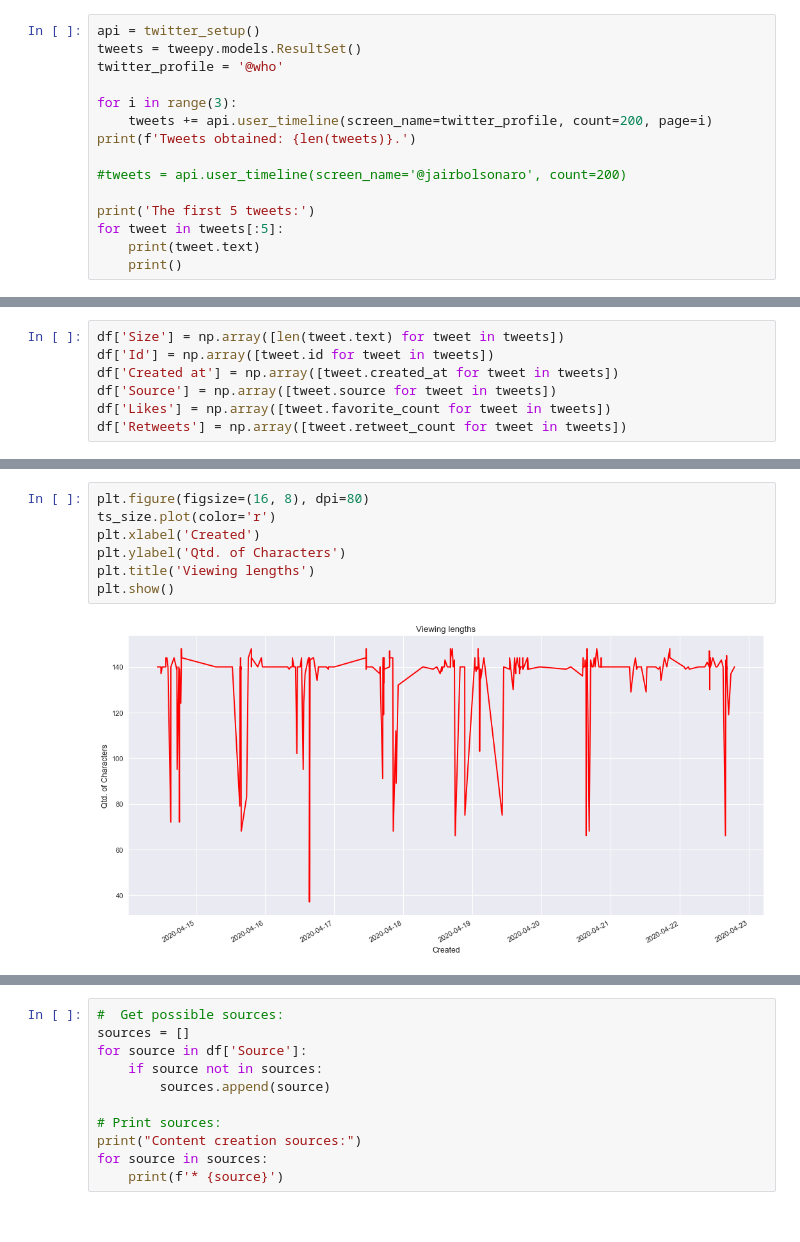
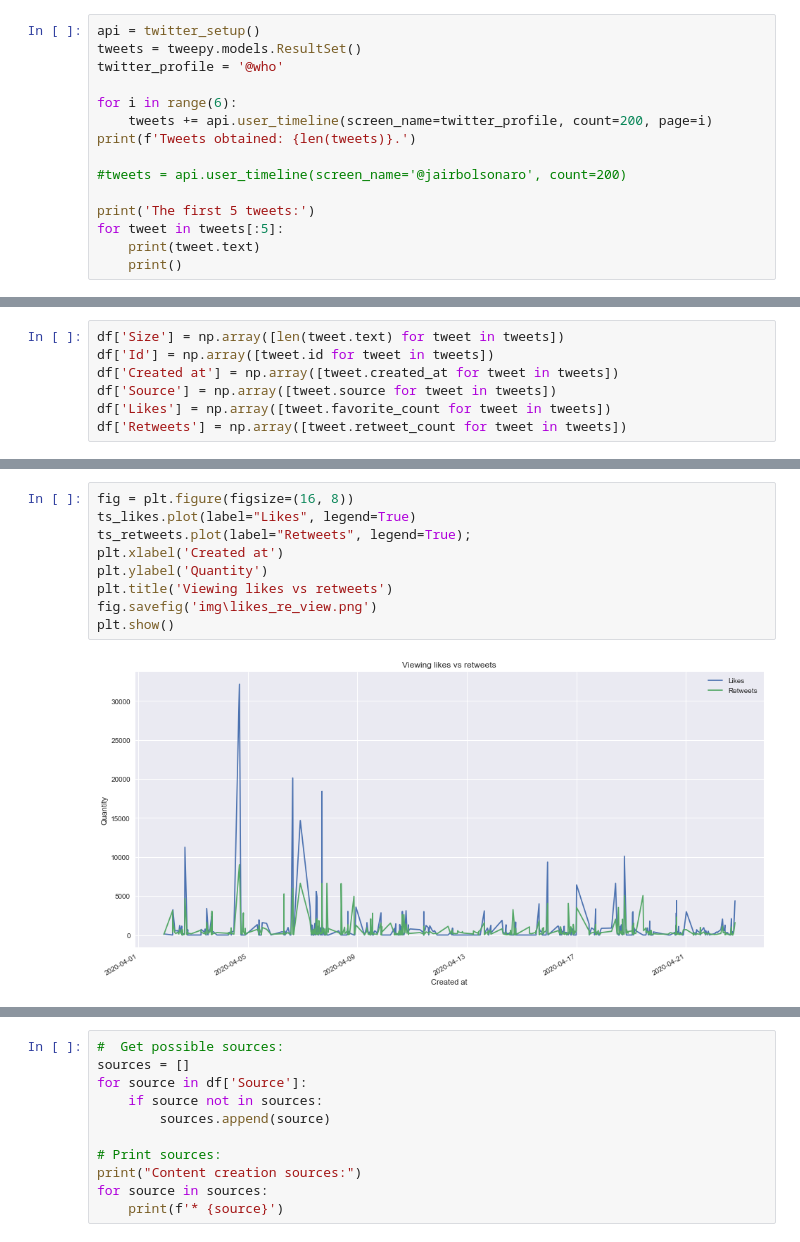
Before and after one commit to Collumbus/Sentiment-Analysis-WHO-Tweets, a Jupyter notebook: main.ipynb, the cells around one changed output, grey strips where cells are left out. Saved outputs shown, nothing was run; the diff lists cells and outputs as text.

```diff
--- a/main.ipynb
+++ b/main.ipynb
@@ -30,7 +34,7 @@ api = twitter_setup()
 tweets = tweepy.models.ResultSet()
 twitter_profile = '@who'
 
-for i in range(3):
+for i in range(6):
     tweets += api.user_timeline(screen_name=twitter_profile, count=200, page=i)
 print(f'Tweets obtained: {len(tweets)}.')
 
@@ -142,9 +165,11 @@ ts_retweets = pd.Series(data=df['Retweets'].values, index=df['Created at'])
 # %%
-plt.figure(figsize=(16, 8), dpi=80)
-ts_size.plot(color='r')
-plt.xlabel('Created')
-plt.ylabel('Qtd. of Characters')
-plt.title('Viewing lengths')
+fig = plt.figure(figsize=(16, 8))
+ts_likes.plot(label="Likes", legend=True)
+ts_retweets.plot(label="Retweets", legend=True);
+plt.xlabel('Created at')
+plt.ylabel('Quantity')
+plt.title('Viewing likes vs retweets')
+fig.savefig('img\likes_re_view.png')
 plt.show()
 # %% [output]
-[figure, old version]
+[figure, new version]
```
Also changed, not shown: parts of 33 cells of this notebook, 7 other files.
